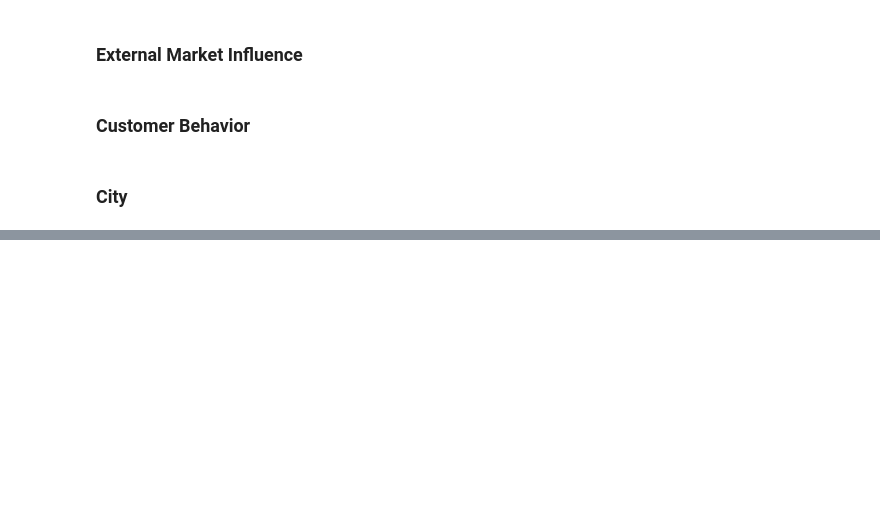
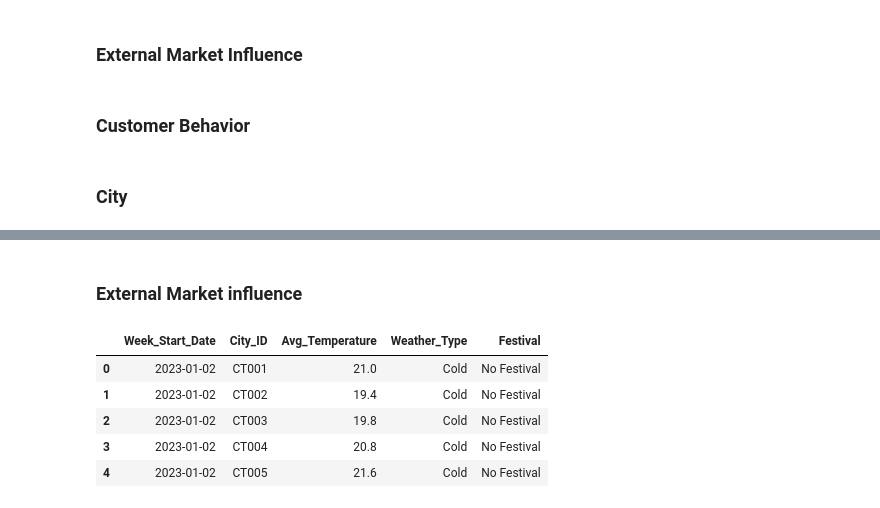
Before and after one commit to omkar-dalvi/datascience-rtm-hackathon, a Jupyter notebook: src/01 eda/EDA.ipynb, the cells around one changed output, grey strips where cells are left out. Saved outputs shown, nothing was run; the diff lists cells and outputs as text; code cells hidden in the pictures; blank space fills up the shorter version.

```diff
--- a/src/01 eda/EDA.ipynb
+++ b/src/01 eda/EDA.ipynb
@@ -86,0 +206,21 @@ city_data_profile.to_file('../../eda/city_data_profile.html')
+# %% [markdown]
+### External Market influence
+# %%
+import pandas as pd
+
+market_influencers_df_processed = market_influencers_df.copy()
+
+# convert data to yyyy-mm-dd format
+market_influencers_df_processed['Week_Start_Date'] = pd.to_datetime(market_influencers_df_processed['Week_Start_Date'], format='%Y-%m-%d').dt.strftime('%Y-%m-%d')
+
+market_influencers_df_processed['Festival'] = market_influencers_df_processed['Festival'].fillna("No Festival")
+
+
+market_influencers_df_processed.head()
+# %% [output]
+|  | Week_Start_Date | City_ID | Avg_Temperature | Weather_Type | Festival |
+| 0 | 2023-01-02 | CT001 | 21.0 | Cold | No Festival |
+| 1 | 2023-01-02 | CT002 | 19.4 | Cold | No Festival |
+| 2 | 2023-01-02 | CT003 | 19.8 | Cold | No Festival |
+| 3 | 2023-01-02 | CT004 | 20.8 | Cold | No Festival |
+| 4 | 2023-01-02 | CT005 | 21.6 | Cold | No Festival |
```
Also changed, not shown: parts of 19 cells of this notebook, 24 other files.
